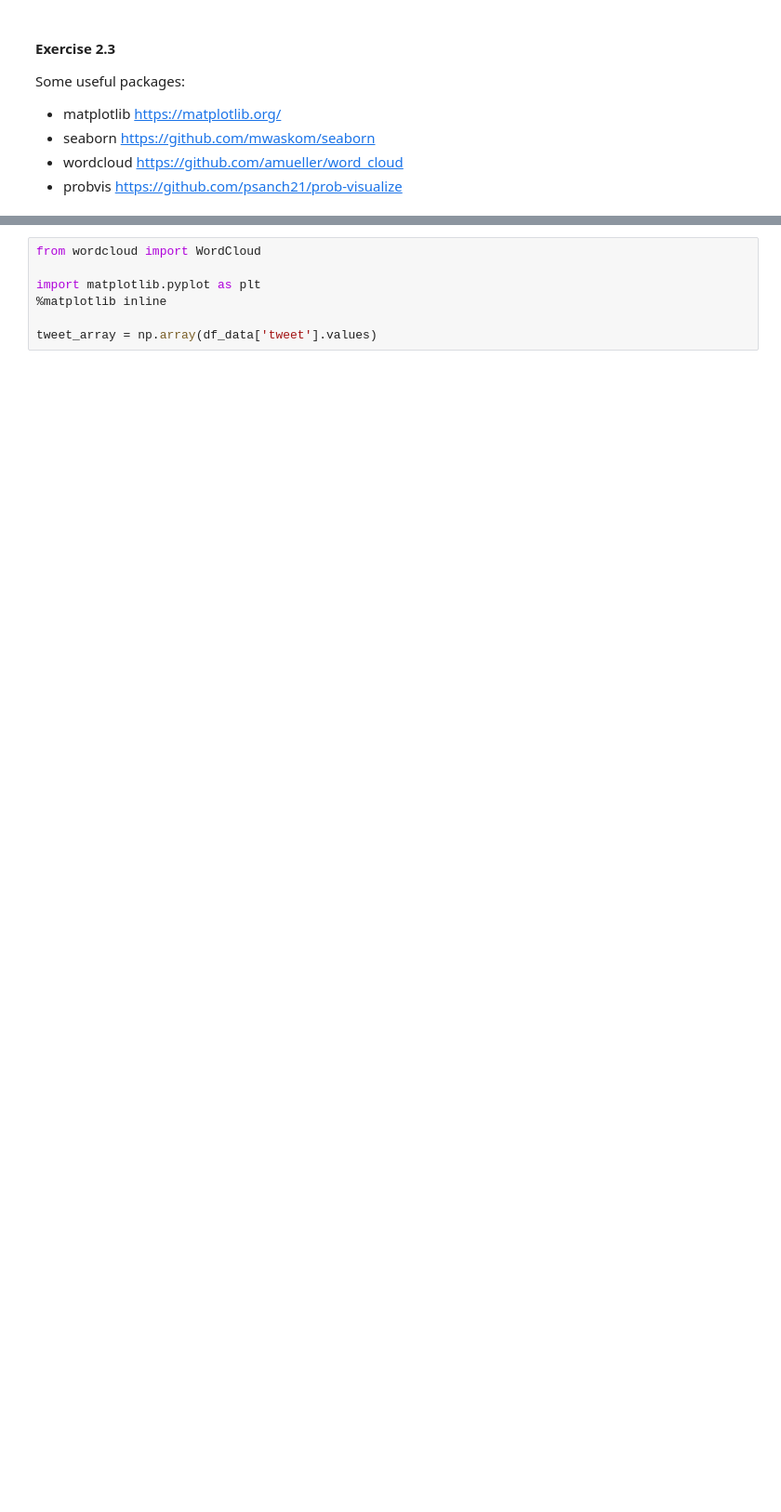
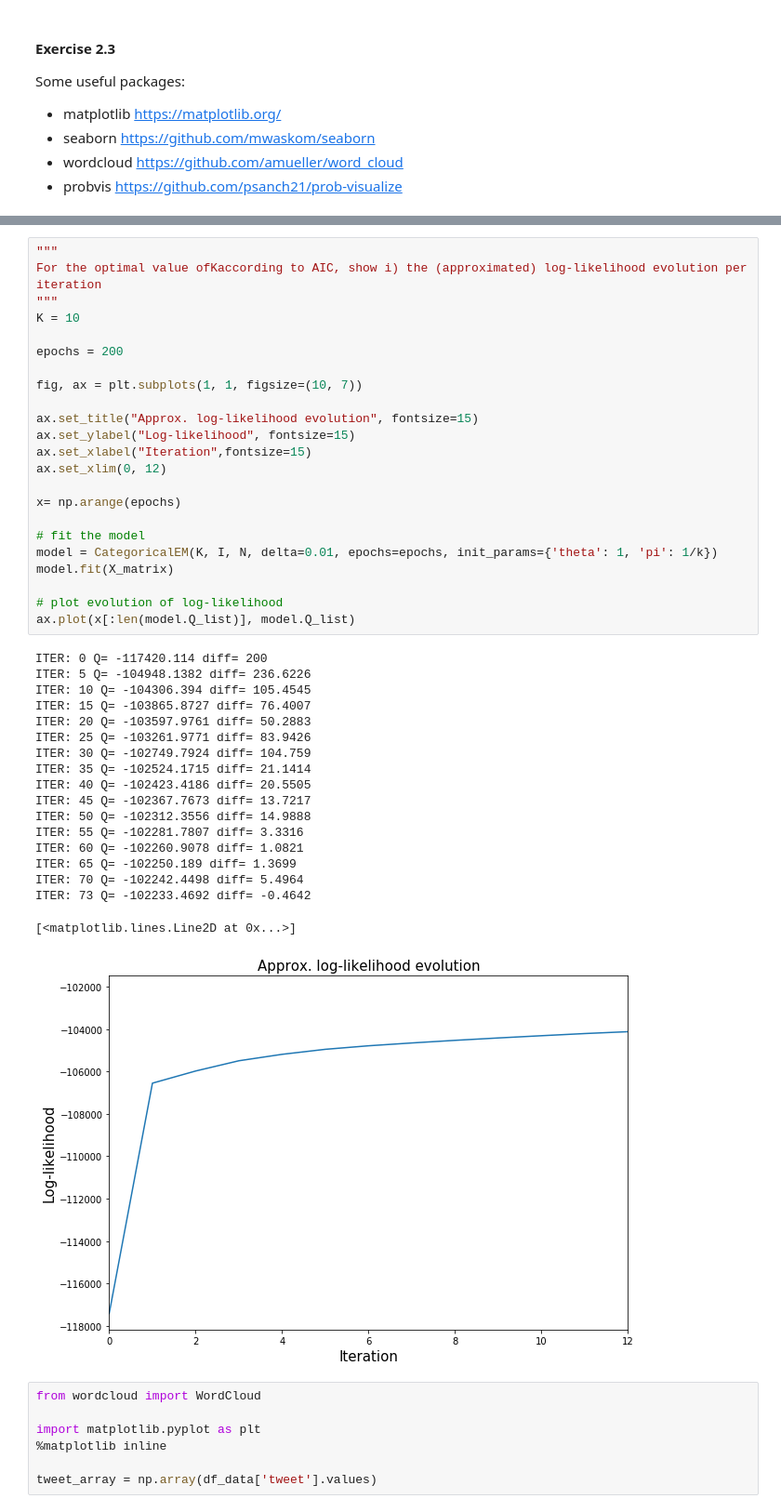
Before and after one commit to Sabaydi/Home_Code, a Jupyter notebook: L2/L2_code/Tutorial2.ipynb, the cells around one changed output, grey strips where cells are left out. Shown at 93% size. Drawn from its saved outputs; the diff is of its cells as text; blank space fills up the shorter version.

```diff
--- a/L2/L2_code/Tutorial2.ipynb
+++ b/L2/L2_code/Tutorial2.ipynb
@@ -228,3 +293,45 @@ Some useful packages:
+# %%
+"""
+For the optimal value ofKaccording to AIC, show i) the (approximated) log-likelihood evolution per iteration
+"""
+K = 10
+
+epochs = 200
+
+fig, ax = plt.subplots(1, 1, figsize=(10, 7))
+
+ax.set_title("Approx. log-likelihood evolution", fontsize=15)
+ax.set_ylabel("Log-likelihood", fontsize=15)
+ax.set_xlabel("Iteration",fontsize=15)
+ax.set_xlim(0, 12)
+
+x= np.arange(epochs)
+
+# fit the model
+model = CategoricalEM(K, I, N, delta=0.01, epochs=epochs, init_params={'theta': 1, 'pi': 1/k})
+model.fit(X_matrix)
+
+# plot evolution of log-likelihood
+ax.plot(x[:len(model.Q_list)], model.Q_list)
+# %% [output]
+ITER: 0 Q= -117420.114 diff= 200
+ITER: 5 Q= -104948.1382 diff= 236.6226
+ITER: 10 Q= -104306.394 diff= 105.4545
+ITER: 15 Q= -103865.8727 diff= 76.4007
+ITER: 20 Q= -103597.9761 diff= 50.2883
+ITER: 25 Q= -103261.9771 diff= 83.9426
+ITER: 30 Q= -102749.7924 diff= 104.759
+ITER: 35 Q= -102524.1715 diff= 21.1414
+ITER: 40 Q= -102423.4186 diff= 20.5505
+ITER: 45 Q= -102367.7673 diff= 13.7217
+ITER: 50 Q= -102312.3556 diff= 14.9888
+ITER: 55 Q= -102281.7807 diff= 3.3316
+ITER: 60 Q= -102260.9078 diff= 1.0821
+ITER: 65 Q= -102250.189 diff= 1.3699
+ITER: 70 Q= -102242.4498 diff= 5.4964
+ITER: 73 Q= -102233.4692 diff= -0.4642
+[<matplotlib.lines.Line2D at 0x...>]
+[figure, added]
 # %%
 from wordcloud import WordCloud
 
```
Also changed, not shown: parts of 9 cells of this notebook.
